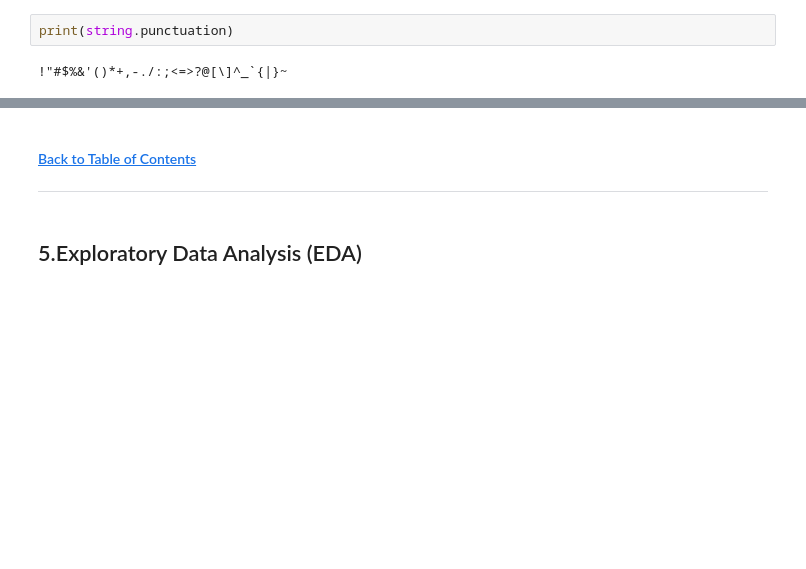
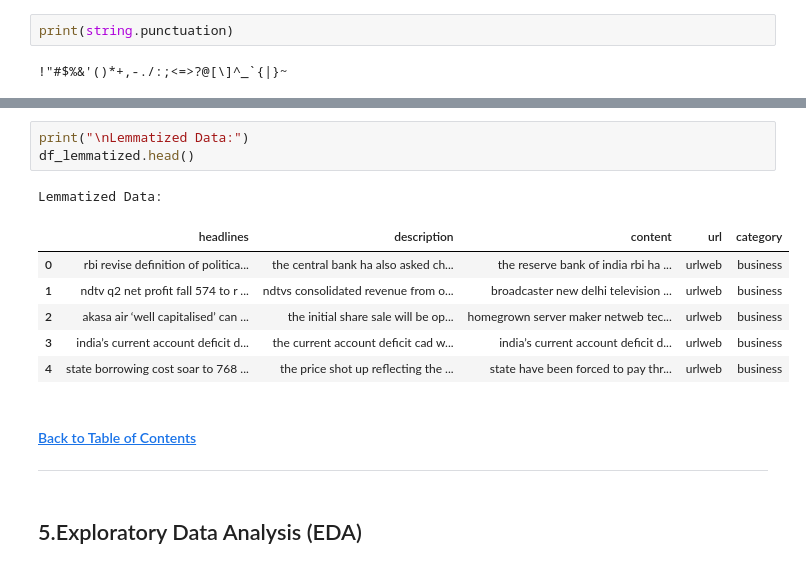
Before and after one commit to AmandaMokoena/2401FTDS_Classification_Project_0A4, a Jupyter notebook: Classification Project notebook.ipynb, the cells around one changed output, grey strips where cells are left out. Cells and saved outputs as stored; diff of their text form; blank space fills up the shorter version.

```diff
--- a/Classification Project notebook.ipynb
+++ b/Classification Project notebook.ipynb
@@ -214,3 +330,14 @@ print(string.punctuation)
+# %%
+print("\nLemmatized Data:")
+df_lemmatized.head()
+# %% [output]
+Lemmatized Data:
+|  | headlines | description | content | url | category |
+| 0 | rbi revise definition of politica... | the central bank ha also asked ch... | the reserve bank of india rbi ha ... | urlweb | business |
+| 1 | ndtv q2 net profit fall 574 to r ... | ndtvs consolidated revenue from o... | broadcaster new delhi television ... | urlweb | business |
+| 2 | akasa air ‘well capitalised’ can ... | the initial share sale will be op... | homegrown server maker netweb tec... | urlweb | business |
+| 3 | india’s current account deficit d... | the current account deficit cad w... | india’s current account deficit d... | urlweb | business |
+| 4 | state borrowing cost soar to 768 ... | the price shot up reflecting the ... | state have been forced to pay thr... | urlweb | business |
 # %% [markdown]
 #### <a href=#cont>Back to Table of Contents</a>
 
```
Also changed, not shown: parts of 15 cells of this notebook.
